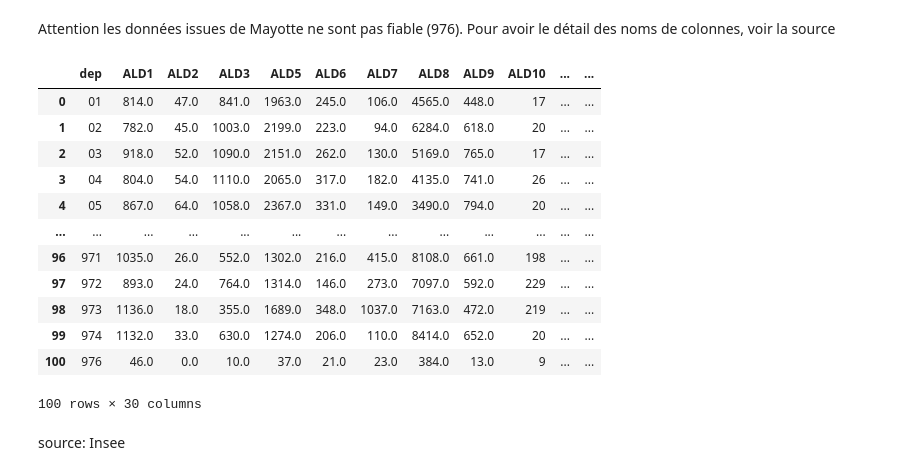
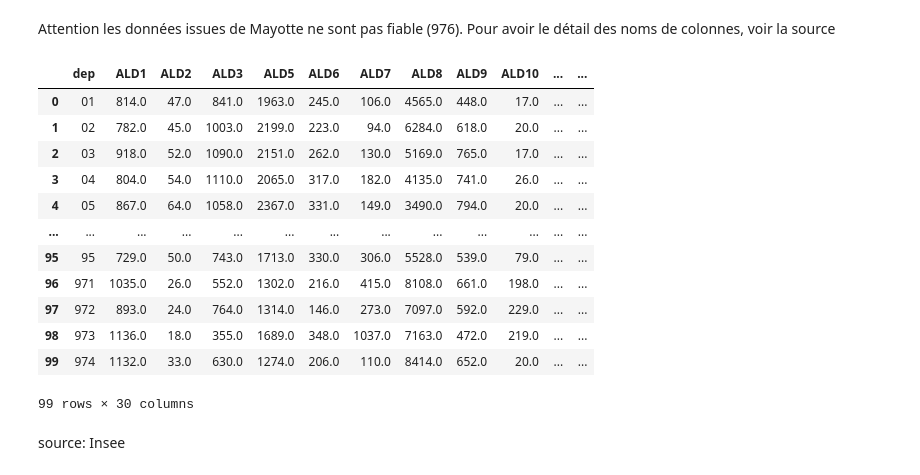
Before and after one commit to limiteinductive/elaine_and_the_gentle_boyz, a Jupyter notebook: notebooks/process_dataset.ipynb, the cells around one changed output. Drawn from its saved outputs; the diff is of its cells as text; code cells hidden in the pictures.

```diff
--- a/notebooks/process_dataset.ipynb
+++ b/notebooks/process_dataset.ipynb
@@ -130,29 +131,31 @@ Attention les données issues de Mayotte ne sont pas fiable (976). Pour avoir le
 # %%
 mld = pd.read_excel(PATH+'mld_2019_dep.xls')
 mld = (
     mld
         .dropna()
         .drop(['Nom du département', 'Bilharziose compliquée (ALD4)'], axis=1)
 )
 mld.columns = [x[-6:].strip('()') for x in mld.columns]
+# Fusionne Corse du nord et du sud en une ligne
 mld.iloc[19, :] = mld.iloc[20, :] + mld.iloc[19, :]
 mld.iloc[19, 0] = '20'
-mld.drop(20, inplace=True)
+mld.drop([20, 100], inplace=True)
+mld.iloc[:, 1:] = mld.iloc[:, 1:].astype('float')
 mld
 # %% [output]
 |  | dep | ALD1 | ALD2 | ALD3 | ALD5 | ALD6 | ALD7 | ALD8 | ALD9 | ALD10 | ... | ... |
-| 0 | 01 | 814.0 | 47.0 | 841.0 | 1963.0 | 245.0 | 106.0 | 4565.0 | 448.0 | 17 | ... | ... |
-| 1 | 02 | 782.0 | 45.0 | 1003.0 | 2199.0 | 223.0 | 94.0 | 6284.0 | 618.0 | 20 | ... | ... |
-| 2 | 03 | 918.0 | 52.0 | 1090.0 | 2151.0 | 262.0 | 130.0 | 5169.0 | 765.0 | 17 | ... | ... |
-| 3 | 04 | 804.0 | 54.0 | 1110.0 | 2065.0 | 317.0 | 182.0 | 4135.0 | 741.0 | 26 | ... | ... |
-| 4 | 05 | 867.0 | 64.0 | 1058.0 | 2367.0 | 331.0 | 149.0 | 3490.0 | 794.0 | 20 | ... | ... |
+| 0 | 01 | 814.0 | 47.0 | 841.0 | 1963.0 | 245.0 | 106.0 | 4565.0 | 448.0 | 17.0 | ... | ... |
+| 1 | 02 | 782.0 | 45.0 | 1003.0 | 2199.0 | 223.0 | 94.0 | 6284.0 | 618.0 | 20.0 | ... | ... |
+| 2 | 03 | 918.0 | 52.0 | 1090.0 | 2151.0 | 262.0 | 130.0 | 5169.0 | 765.0 | 17.0 | ... | ... |
+| 3 | 04 | 804.0 | 54.0 | 1110.0 | 2065.0 | 317.0 | 182.0 | 4135.0 | 741.0 | 26.0 | ... | ... |
+| 4 | 05 | 867.0 | 64.0 | 1058.0 | 2367.0 | 331.0 | 149.0 | 3490.0 | 794.0 | 20.0 | ... | ... |
 | ... | ... | ... | ... | ... | ... | ... | ... | ... | ... | ... | ... | ... |
-| 96 | 971 | 1035.0 | 26.0 | 552.0 | 1302.0 | 216.0 | 415.0 | 8108.0 | 661.0 | 198 | ... | ... |
-| 97 | 972 | 893.0 | 24.0 | 764.0 | 1314.0 | 146.0 | 273.0 | 7097.0 | 592.0 | 229 | ... | ... |
-| 98 | 973 | 1136.0 | 18.0 | 355.0 | 1689.0 | 348.0 | 1037.0 | 7163.0 | 472.0 | 219 | ... | ... |
-| 99 | 974 | 1132.0 | 33.0 | 630.0 | 1274.0 | 206.0 | 110.0 | 8414.0 | 652.0 | 20 | ... | ... |
-| 100 | 976 | 46.0 | 0.0 | 10.0 | 37.0 | 21.0 | 23.0 | 384.0 | 13.0 | 9 | ... | ... |
+| 95 | 95 | 729.0 | 50.0 | 743.0 | 1713.0 | 330.0 | 306.0 | 5528.0 | 539.0 | 79.0 | ... | ... |
+| 96 | 971 | 1035.0 | 26.0 | 552.0 | 1302.0 | 216.0 | 415.0 | 8108.0 | 661.0 | 198.0 | ... | ... |
+| 97 | 972 | 893.0 | 24.0 | 764.0 | 1314.0 | 146.0 | 273.0 | 7097.0 | 592.0 | 229.0 | ... | ... |
+| 98 | 973 | 1136.0 | 18.0 | 355.0 | 1689.0 | 348.0 | 1037.0 | 7163.0 | 472.0 | 219.0 | ... | ... |
+| 99 | 974 | 1132.0 | 33.0 | 630.0 | 1274.0 | 206.0 | 110.0 | 8414.0 | 652.0 | 20.0 | ... | ... |
-100 rows × 30 columns
+99 rows × 30 columns
 # %% [markdown]
 source: Insee
 # %%
```
Also changed, not shown: parts of 9 cells of this notebook, 5 other files.
